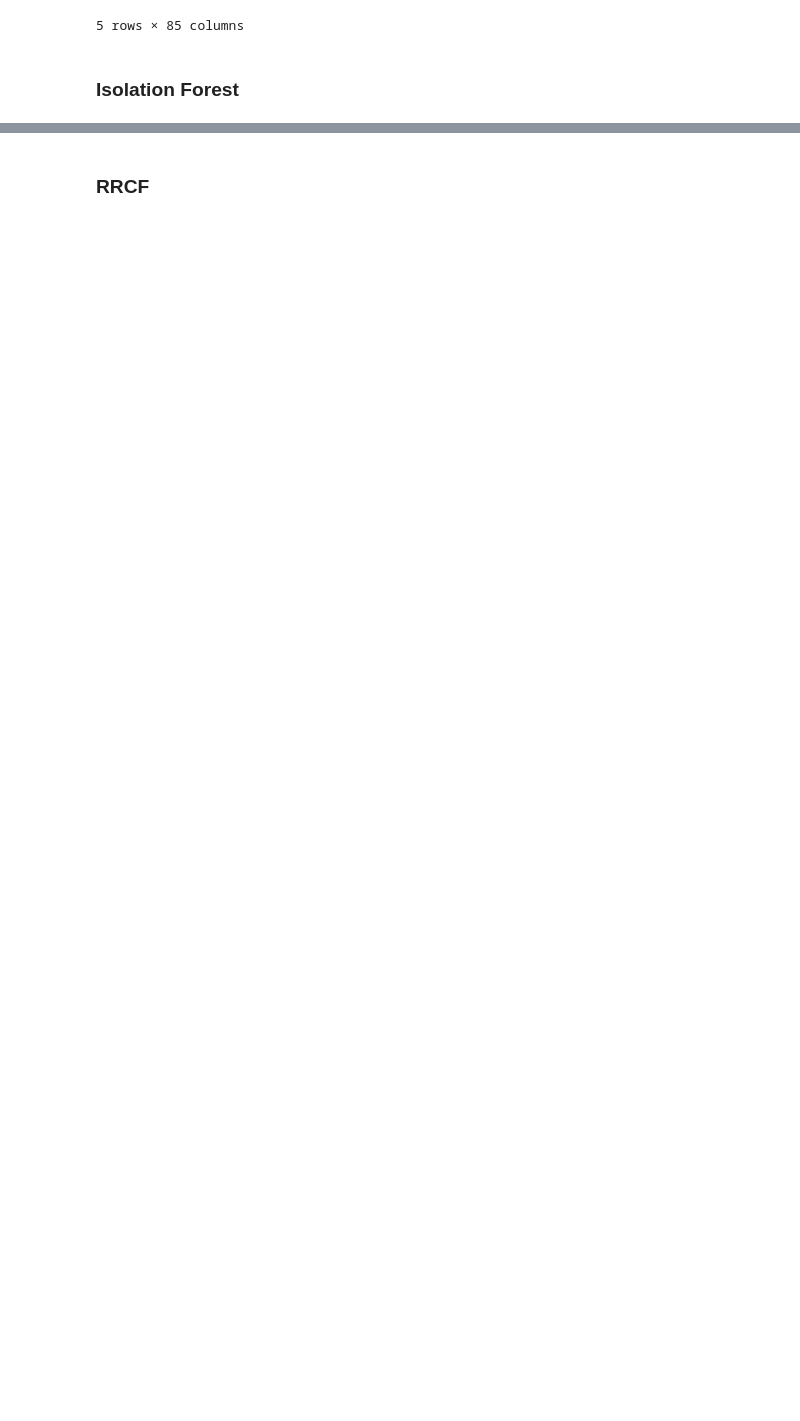
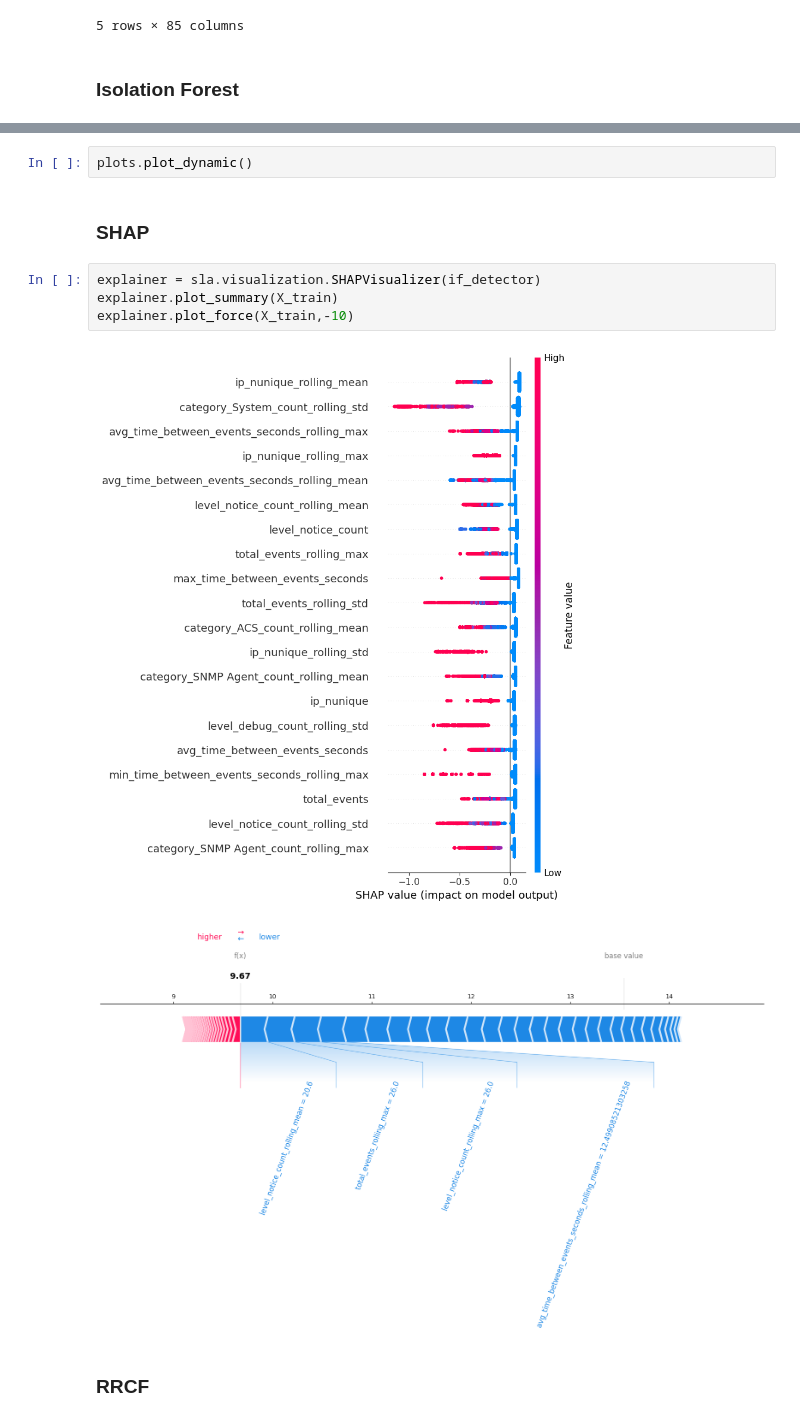
Before and after one commit to Estrategia-e-innovacion-de-TI/SLA-Analisis-logs-python, a Jupyter notebook: sla/docs/notebooks/quickstart.ipynb, the cells around one changed output, grey strips where cells are left out. Saved outputs shown, nothing was run; the diff lists cells and outputs as text; blank space fills up the shorter version.

```diff
--- a/sla/docs/notebooks/quickstart.ipynb
+++ b/sla/docs/notebooks/quickstart.ipynb
@@ -97,3 +108,14 @@ anomalies.head()
+# %%
+plots.plot_dynamic()
+# %% [markdown]
+### SHAP
+# %%
+explainer = sla.visualization.SHAPVisualizer(if_detector)
+explainer.plot_summary(X_train)
+explainer.plot_force(X_train,-10)
+# %% [output]
+[figure, added]
+[figure, added]
 # %% [markdown]
 ### RRCF
 # %%
```
Also changed, not shown: parts of 10 cells of this notebook, 2 other files.
